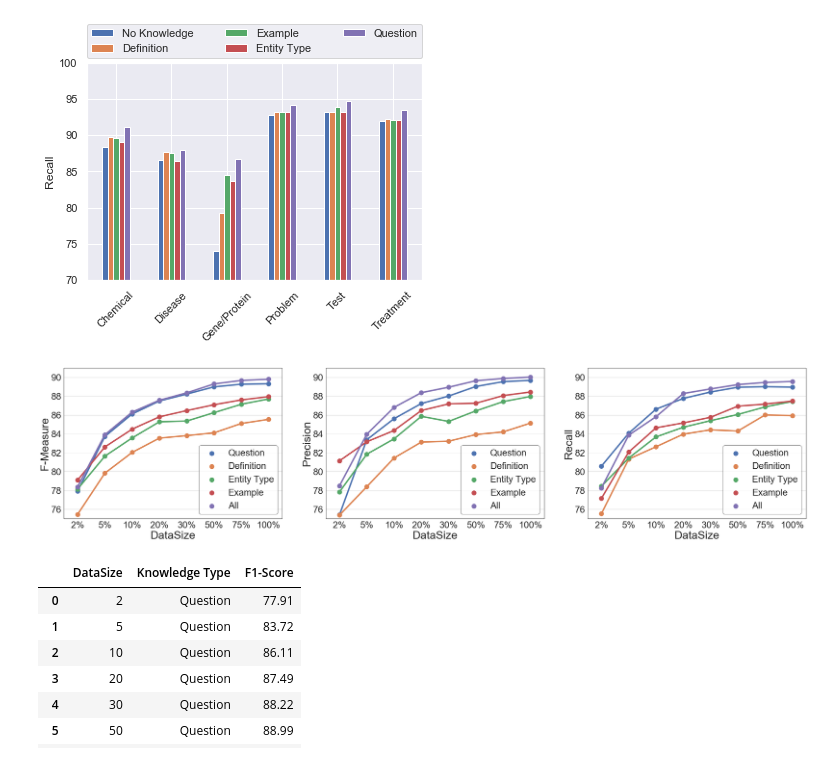
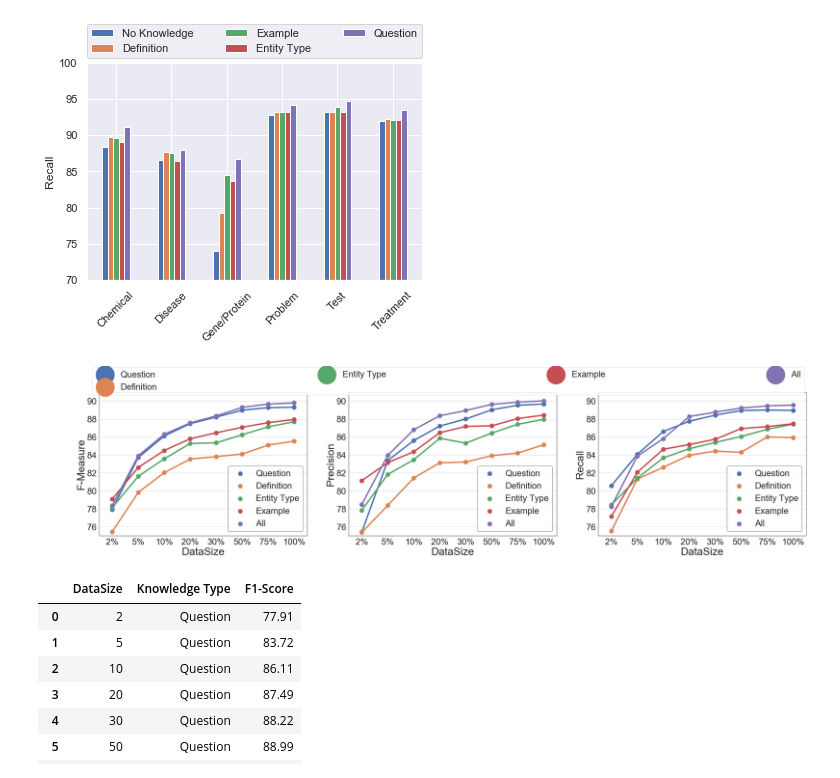
Before and after one commit to kuntalkumarpal/Python-cheat-sheets, a Jupyter notebook: Graphs_Python.ipynb, the cells around one changed output. Saved outputs shown, nothing was run; the diff lists cells and outputs as text; code cells hidden in the pictures.

```diff
--- a/Graphs_Python.ipynb
+++ b/Graphs_Python.ipynb
@@ -637,36 +637,36 @@ f, (ax) = plt.subplots(nrows=1, ncols=3, figsize=(48, 10))
 for each in range(3):
     ax[each].set(ylim=(75, 91))
 # ax.grid(True)
 # sns.set_style("darkgrid")
 g1 = sns.pointplot(x='DataSize', y='F1-Score', hue='Knowledge Type',
               data=pd.melt(f1_data, ['DataSize'],var_name="Knowledge Type",value_name="F1-Score"),ax=ax[0],markers="o")
 g2 = sns.pointplot(x='DataSize', y='Precision', hue='Knowledge Type',
               data=pd.melt(p_data, ['DataSize'],var_name="Knowledge Type",value_name="Precision"),ax=ax[1],markers="o")
 g3 = sns.pointplot(x='DataSize', y='Recall', hue='Knowledge Type', linewidth=18,
               data=pd.melt(r_data, ['DataSize'],var_name="Knowledge Type",value_name="Recall"),ax=ax[2],markers="o") #markers = ['s','D','d','+','o']
 # g1.legend_.remove()
 # g2.legend_.remove()
 # g3.legend_.remove()
 
 handles, labels = ax[2].get_legend_handles_labels()#Common legend for all subplot
 
 ylabels = ["F-Measure", "Precision","Recall"]
 for e in range(3):
     ax[e].set_xlabel("DataSize",fontsize=40)
     ax[e].set_ylabel(ylabels[e],fontsize=40)
 #     leg = ax[e].legend(markerscale=2.0)
     ax[e].legend().get_frame().set_linewidth(7)
     ax[e].legend().get_frame().set_edgecolor('black')
     for axis in ['top','bottom','left','right']:
         ax[e].spines[axis].set_linewidth(1)
         ax[e].spines[axis].set_color('black')
 
 #x0,y0, width, height
-# lgd = f.legend(handles, labels,markerscale=5.0,bbox_to_anchor=(0.06, 0.91, 0.78, .05), loc='center',
-#            ncol=4 , mode="expand", borderaxespad=0.0) #Common legend for all subplot
+lgd = f.legend(handles, labels,markerscale=5.0,bbox_to_anchor=(0.06, 0.91, 0.78, .05), loc='center',
+           ncol=4 , mode="expand", borderaxespad=0.0) #Common legend for all subplot
 f.savefig('Learning_curve3.png', bbox_extra_artists=(lgd,), bbox_inches='tight',dpi=300) # High resolution and also helps outside legend to not get cut off during saving
 # %% [output]
-[figure, old version]
+[figure, new version]
 # %%
 pd.melt(data_preproc, ['DataSize'],var_name="Knowledge Type",value_name="F1-Score")
 # %% [output]
```
Also changed, not shown: parts of 18 cells of this notebook, 3 other files.
